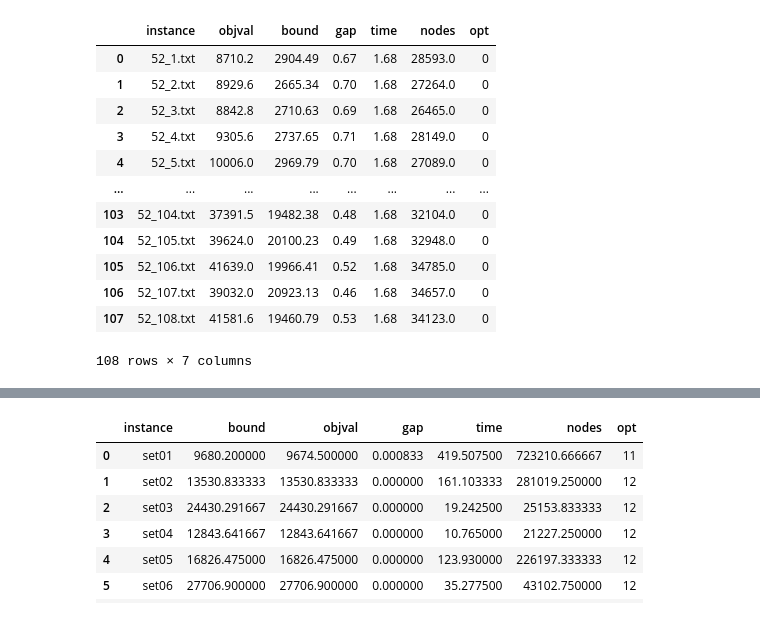
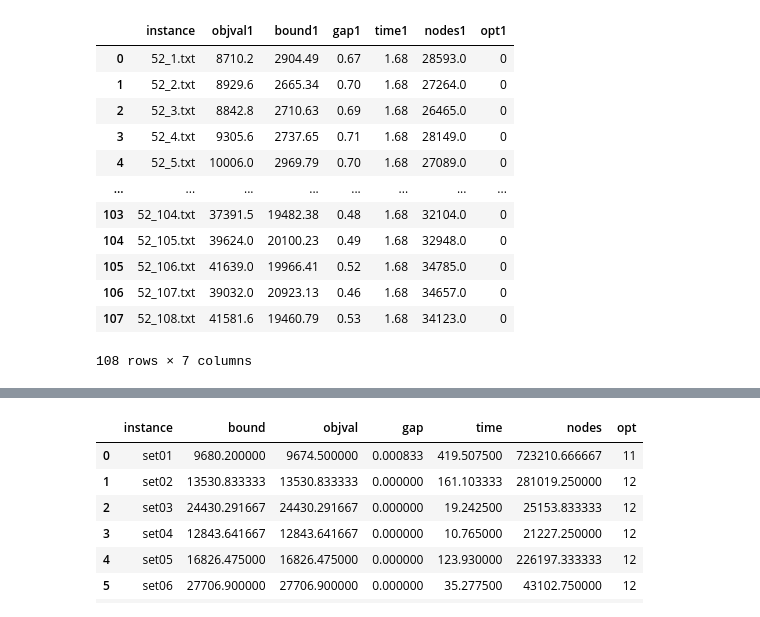
Before and after one commit to jesusossian/mmq_msc_andressa, a Jupyter notebook: src/lsr_std/lsr_std_feasible.ipynb, the cells around one changed output, grey strips where cells are left out. Cells and saved outputs as stored; diff of their text form; code cells hidden in the pictures.

```diff
--- a/src/lsr_std/lsr_std_feasible.ipynb
+++ b/src/lsr_std/lsr_std_feasible.ipynb
@@ -31,16 +123,16 @@ table_first_feasible
 # %%
-url_file=f"result/lsr_std_mip_feasible_tlimited_max.txt"
+url_file=f"result/lsr_std_mip_feasible_tmax.txt"
 
 df = pd.read_csv(url_file,header=None, sep=';')
 
 table = pd.DataFrame()
 table = pd.concat([table, df], ignore_index=True)
-table.columns = ['instance','objval','bound','gap','time','nodes','opt']
+table.columns = ['instance','objval1','bound1','gap1','time1','nodes1','opt1']
 
-table_feasible_limited_max = table
-table_feasible_limited_max
+table_feasible_tmax = table
+table_feasible_tmax
 # %% [output]
-|  | instance | objval | bound | gap | time | nodes | opt |
+|  | instance | objval1 | bound1 | gap1 | time1 | nodes1 | opt1 |
 | 0 | 52_1.txt | 8710.2 | 2904.49 | 0.67 | 1.68 | 28593.0 | 0 |
 | 1 | 52_2.txt | 8929.6 | 2665.34 | 0.70 | 1.68 | 27264.0 | 0 |
 | 2 | 52_3.txt | 8842.8 | 2710.63 | 0.69 | 1.68 | 26465.0 | 0 |
```
Also changed, not shown: parts of 29 cells of this notebook, 4 other files.
